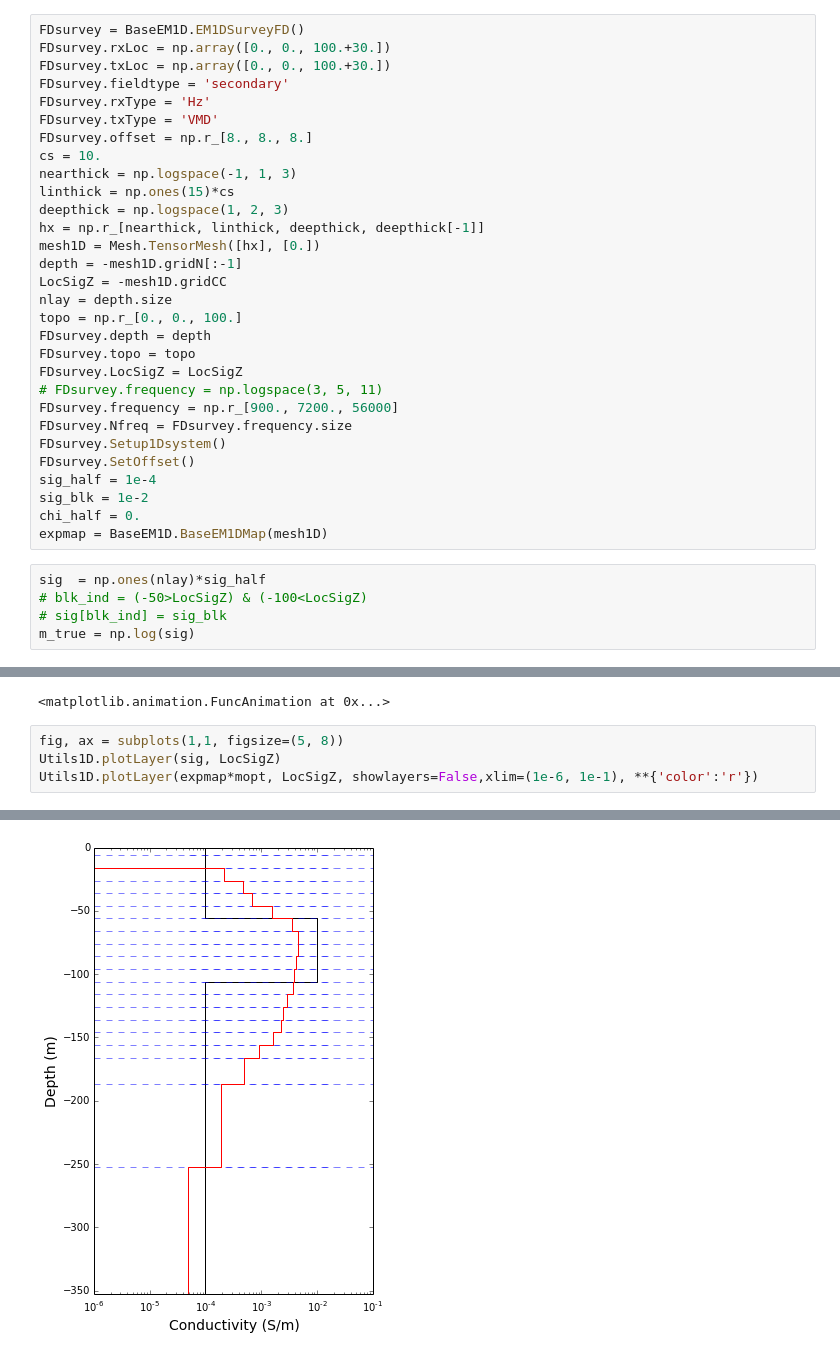
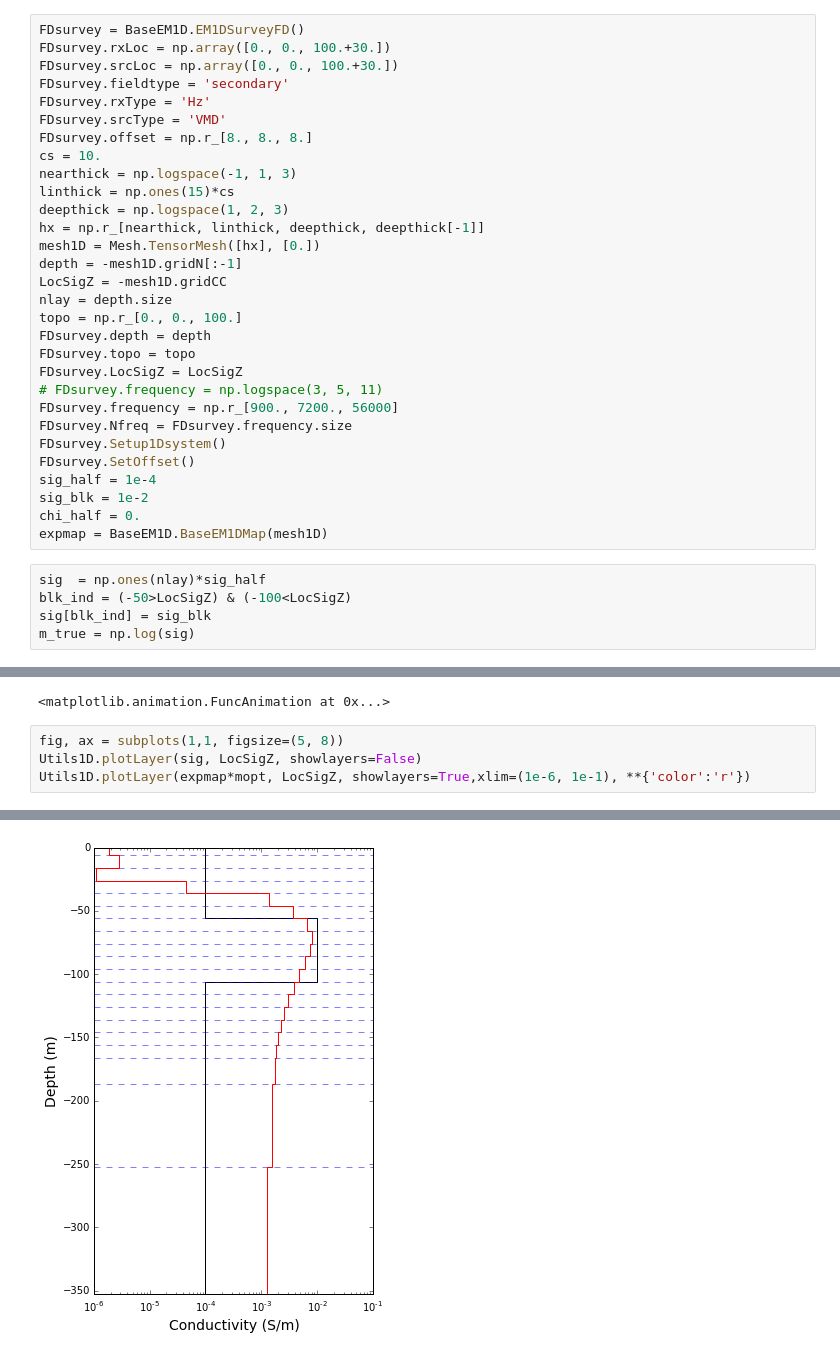
Before and after one commit to simpeg/simpegEM1D, a Jupyter notebook: simpegem1d/notebooks/EM1D_inversion_FD.ipynb, the cells around one changed output, grey strips where cells are left out. Cells and saved outputs as stored; diff of their text form.

```diff
--- a/simpegem1d/notebooks/EM1D_inversion_FD.ipynb
+++ b/simpegem1d/notebooks/EM1D_inversion_FD.ipynb
@@ -10,10 +11,10 @@ WARNING: pylab import has clobbered these variables: ['std', 'floor']
 # %%
 FDsurvey = BaseEM1D.EM1DSurveyFD()
 FDsurvey.rxLoc = np.array([0., 0., 100.+30.])
-FDsurvey.txLoc = np.array([0., 0., 100.+30.])
+FDsurvey.srcLoc = np.array([0., 0., 100.+30.])
 FDsurvey.fieldtype = 'secondary'
 FDsurvey.rxType = 'Hz'
-FDsurvey.txType = 'VMD'
+FDsurvey.srcType = 'VMD'
 FDsurvey.offset = np.r_[8., 8., 8.]
 cs = 10.
 nearthick = np.logspace(-1, 1, 3)
@@ -39,8 +40,8 @@ chi_half = 0.
 expmap = BaseEM1D.BaseEM1DMap(mesh1D)
 # %%
 sig  = np.ones(nlay)*sig_half
-# blk_ind = (-50>LocSigZ) & (-100<LocSigZ)
-# sig[blk_ind] = sig_blk
+blk_ind = (-50>LocSigZ) & (-100<LocSigZ)
+sig[blk_ind] = sig_blk
 m_true = np.log(sig)
 # %%
 fig, ax = subplots(1,1, figsize=(5, 8))
@@ -184,8 +185,8 @@ animation.FuncAnimation(fig, animate, frames=len(xc), interval=40, blit=True)
 <matplotlib.animation.FuncAnimation at 0x...>
 # %%
 fig, ax = subplots(1,1, figsize=(5, 8))
-Utils1D.plotLayer(sig, LocSigZ)
-Utils1D.plotLayer(expmap*mopt, LocSigZ, showlayers=False,xlim=(1e-6, 1e-1), **{'color':'r'})
+Utils1D.plotLayer(sig, LocSigZ, showlayers=False)
+Utils1D.plotLayer(expmap*mopt, LocSigZ, showlayers=True,xlim=(1e-6, 1e-1), **{'color':'r'})
 # %% [output]
 [<matplotlib.lines.Line2D at 0x...>]
-[figure, old version]
+[figure, new version]
```
Also changed, not shown: parts of 6 cells of this notebook, 6 other files.
